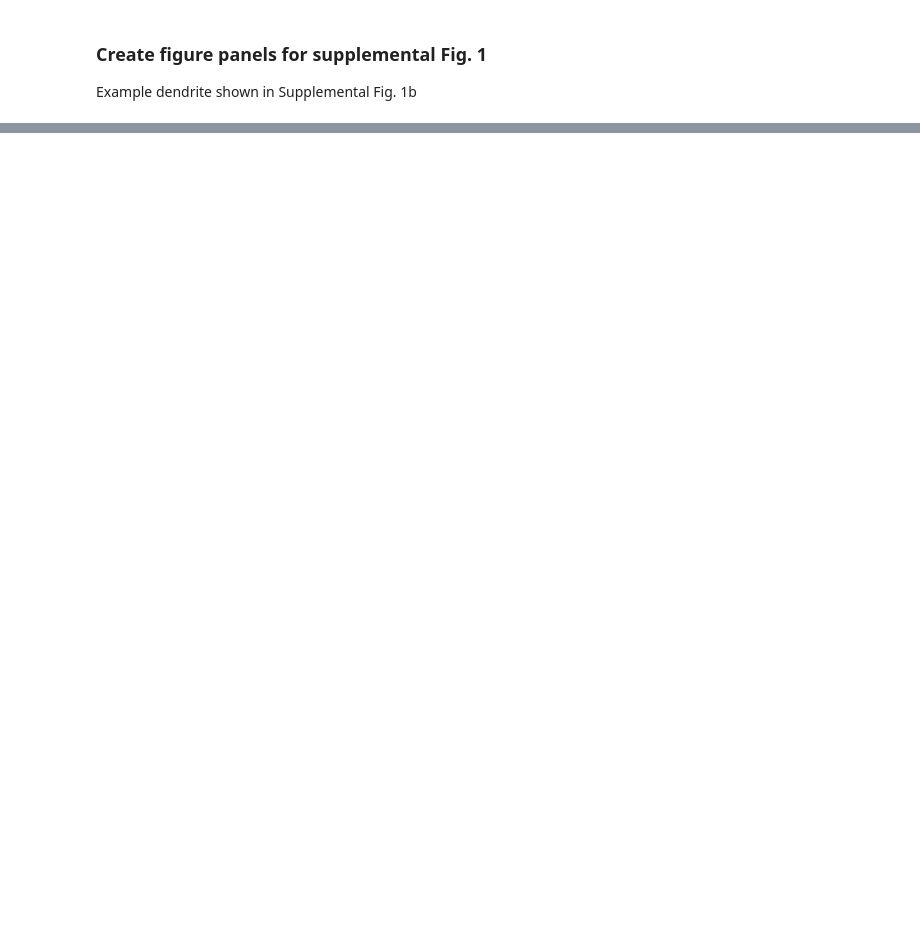
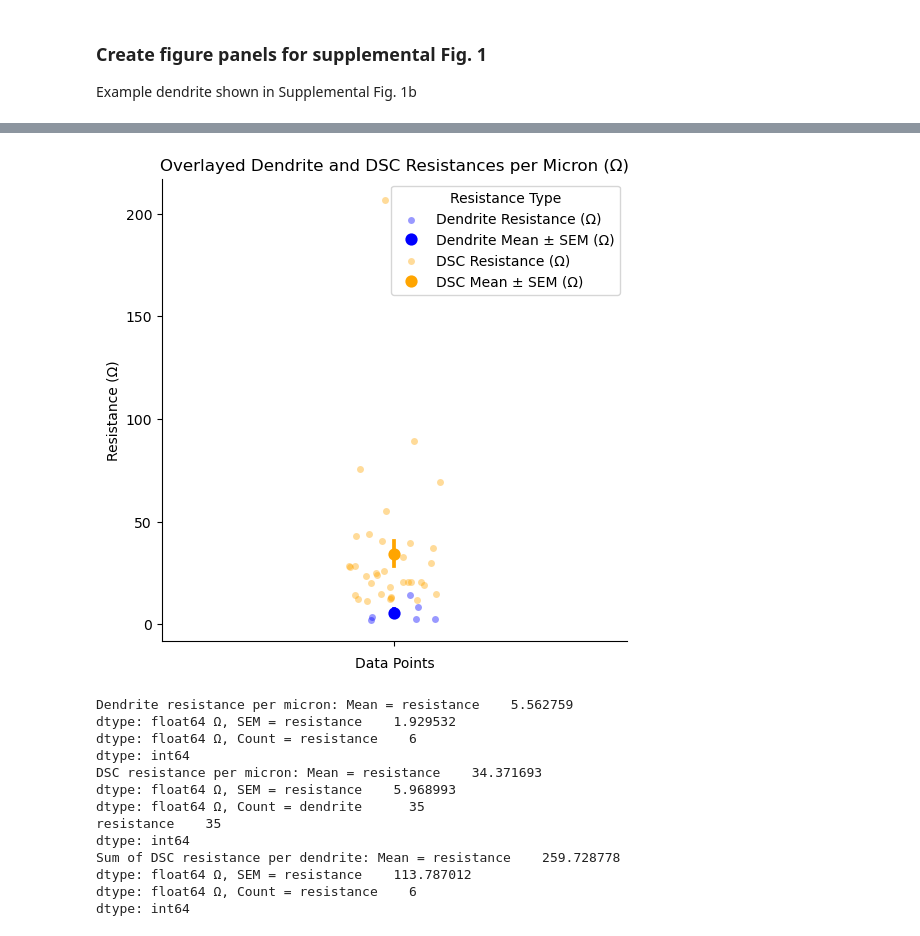
Before and after one commit to tonykelly00/DSC_morphology_pipeline, a Jupyter notebook: notebooks/ExM_analysis.ipynb, the cells around one changed output, grey strips where cells are left out. Saved outputs shown, nothing was run; the diff lists cells and outputs as text; code cells hidden in the pictures; blank space fills up the shorter version.

```diff
--- a/notebooks/ExM_analysis.ipynb
+++ b/notebooks/ExM_analysis.ipynb
@@ -291,0 +261,57 @@ dtype: int64
+# %%
+# Prepare the data for dendrite resistance
+df_dend = pd.concat(Rdend_data)
+df_dend = df_dend.reset_index(level=0)
+df_dend = df_dend.rename(columns={'level_0': 'dendrite'})
+grp_df_dend = df_dend.groupby('dendrite').mean(numeric_only=True)
+
+# Prepare the data for DSC resistance
+df_dsc = pd.DataFrame(Rmorph_data, columns=['dendrite', 'resistance'])
+length_df = pd.DataFrame(length_data, columns=['dendrite', 'length'])
+
+# Create the plot
+fig, ax = plt.subplots(figsize=(6, 6))
+
+# Plot dendrite resistance
+sns.stripplot(y='resistance', data=grp_df_dend, color='blue', alpha=0.4, label='Dendrite Resistance (Ω)', ax=ax)
+sns.pointplot(y='resistance', data=grp_df_dend, color='blue', errorbar='se', linestyle='none', label='Dendrite Mean ± SEM (Ω)', ax=ax)
+
+# Plot DSC resistance
+sns.stripplot(y='resistance', data=df_dsc, color='orange', alpha=0.4, label='DSC Resistance (Ω)', ax=ax)
+sns.pointplot(y='resistance', data=df_dsc, color='orange', errorbar='se', linestyle='none', label='DSC Mean ± SEM (Ω)', ax=ax)
+
+# Set labels, title, and legend
+ax.set_ylabel("Resistance (Ω)")
+ax.set_xlabel("Data Points")
+ax.legend(title="Resistance Type")
+plt.title("Overlayed Dendrite and DSC Resistances per Micron (Ω)")
+
+# Show plot
+plt.show()
+
+# Print dendrite resistance statistics
+print(f"Dendrite resistance per micron: Mean = {grp_df_dend.mean(numeric_only=True)} Ω, SEM = {grp_df_dend.sem(numeric_only=True)} Ω, Count = {grp_df_dend.count()}")
+
+# Print DSC resistance statistics
+print(f"DSC resistance per micron: Mean = {df_dsc.mean(numeric_only=True)} Ω, SEM = {df_dsc.sem(numeric_only=True)} Ω, Count = {df_dsc.count()}")
+
+# Calculate total resistance for DSC
+ResisTotal = {'resistance': length_df.length * df_dsc.resistance, 'dendrite': df_dsc.dendrite}
+df_total = pd.DataFrame(ResisTotal)
+grp_df_total = df_total.groupby('dendrite').sum(numeric_only=True)
+print(f"Sum of DSC resistance per dendrite: Mean = {grp_df_total.mean(numeric_only=True)} Ω, SEM = {grp_df_total.sem(numeric_only=True)} Ω, Count = {grp_df_total.count()}")
+# %% [output]
+[figure, added]
+Dendrite resistance per micron: Mean = resistance    5.562759
+dtype: float64 Ω, SEM = resistance    1.929532
+dtype: float64 Ω, Count = resistance    6
+dtype: int64
+DSC resistance per micron: Mean = resistance    34.371693
+dtype: float64 Ω, SEM = resistance    5.968993
+dtype: float64 Ω, Count = dendrite      35
+resistance    35
+dtype: int64
+Sum of DSC resistance per dendrite: Mean = resistance    259.728778
+dtype: float64 Ω, SEM = resistance    113.787012
+dtype: float64 Ω, Count = resistance    6
+dtype: int64
```
Also changed, not shown: parts of 12 cells of this notebook, 3 other files.
